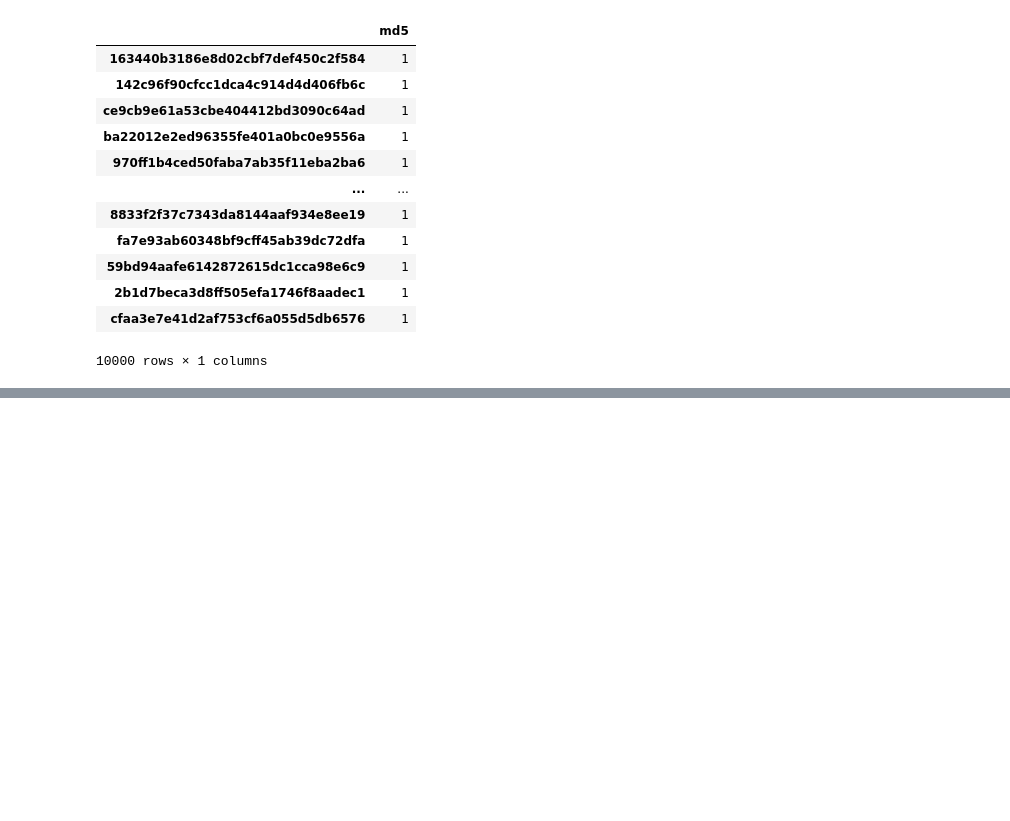
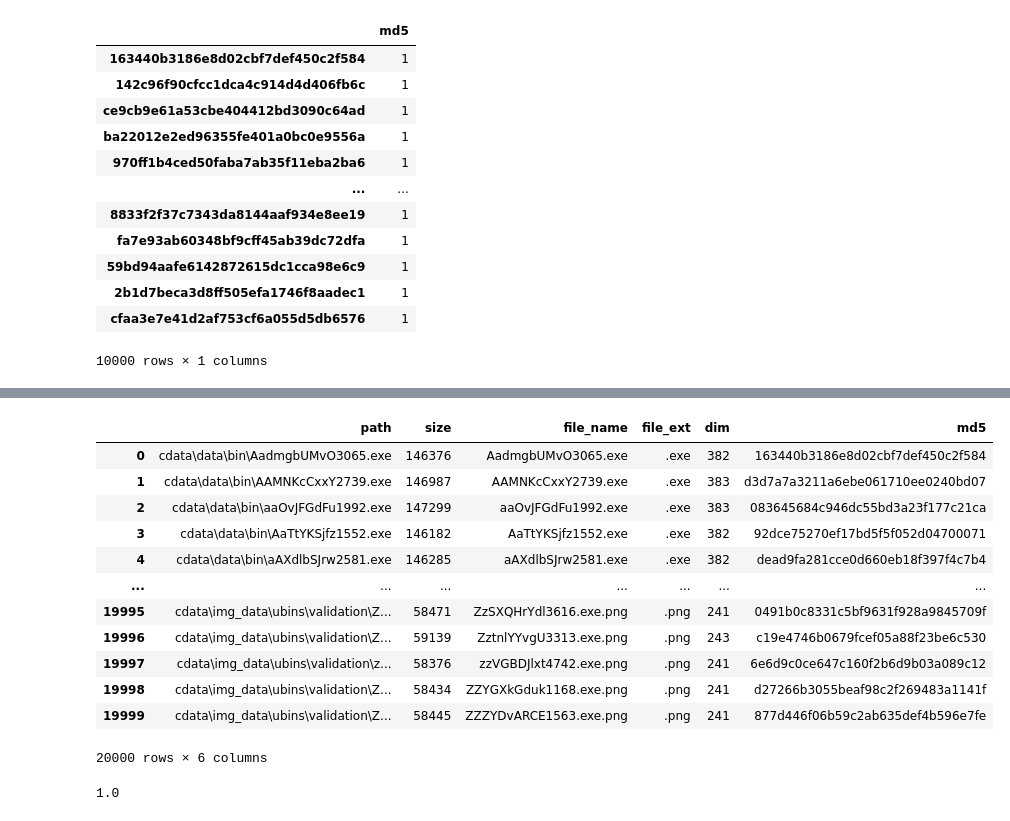
Before and after one commit to gcc71/msds-practicum-two, a Jupyter notebook: HashSet.ipynb, the cells around one changed output, grey strips where cells are left out. Cells and saved outputs as stored; diff of their text form; code cells hidden in the pictures; blank space fills up the shorter version.

```diff
--- a/HashSet.ipynb
+++ b/HashSet.ipynb
@@ -117,0 +207,8 @@ mf.to_csv("combined_exes_hashes.csv")
+# %%
+#data folder contains generated exe files
+path = "cdata"
+# Create the pandas DataFrame from object dictionary
+df = pd.DataFrame([o.__dict__ for o in mt.get_files(path)])
+
+# print dataframe.
+df.head(5)
@@ -117,0 +222,22 @@ mf.to_csv("combined_exes_hashes.csv")
+# %%
+df['dim'] = df['size'].apply(lambda x: getHWdim(x))
+df['md5'] = df['path'].apply(lambda x: hashFile(x))
+df
+# %% [output]
+|  | path | size | file_name | file_ext | dim | md5 |
+| 0 | cdata\data\bin\AadmgbUMvO3065.exe | 146376 | AadmgbUMvO3065.exe | .exe | 382 | 163440b3186e8d02cbf7def450c2f584 |
+| 1 | cdata\data\bin\AAMNKcCxxY2739.exe | 146987 | AAMNKcCxxY2739.exe | .exe | 383 | d3d7a7a3211a6ebe061710ee0240bd07 |
+| 2 | cdata\data\bin\aaOvJFGdFu1992.exe | 147299 | aaOvJFGdFu1992.exe | .exe | 383 | 083645684c946dc55bd3a23f177c21ca |
+| 3 | cdata\data\bin\AaTtYKSjfz1552.exe | 146182 | AaTtYKSjfz1552.exe | .exe | 382 | 92dce75270ef17bd5f5f052d04700071 |
+| 4 | cdata\data\bin\aAXdlbSJrw2581.exe | 146285 | aAXdlbSJrw2581.exe | .exe | 382 | dead9fa281cce0d660eb18f397f4c7b4 |
+| ... | ... | ... | ... | ... | ... | ... |
+| 19995 | cdata\img_data\ubins\validation\Z... | 58471 | ZzSXQHrYdl3616.exe.png | .png | 241 | 0491b0c8331c5bf9631f928a9845709f |
+| 19996 | cdata\img_data\ubins\validation\Z... | 59139 | ZztnlYYvgU3313.exe.png | .png | 243 | c19e4746b0679fcef05a88f23be6c530 |
+| 19997 | cdata\img_data\ubins\validation\z... | 58376 | zzVGBDJlxt4742.exe.png | .png | 241 | 6e6d9c0ce647c160f2b6d9b03a089c12 |
+| 19998 | cdata\img_data\ubins\validation\Z... | 58434 | ZZYGXkGduk1168.exe.png | .png | 241 | d27266b3055beaf98c2f269483a1141f |
+| 19999 | cdata\img_data\ubins\validation\Z... | 58445 | ZZZYDvARCE1563.exe.png | .png | 241 | 877d446f06b59c2ab635def4b596e7fe |
+20000 rows × 6 columns
+# %%
+df.md5.value_counts().mean()
+# %% [output]
+1.0
```
Also changed, not shown: parts of 16 cells of this notebook, 1 other file.
